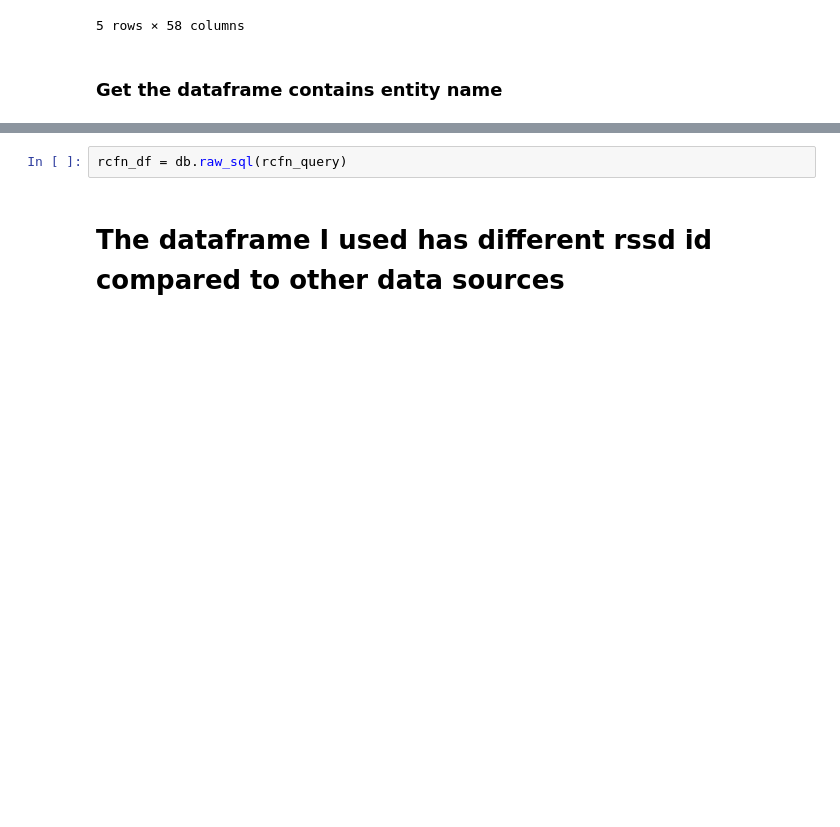
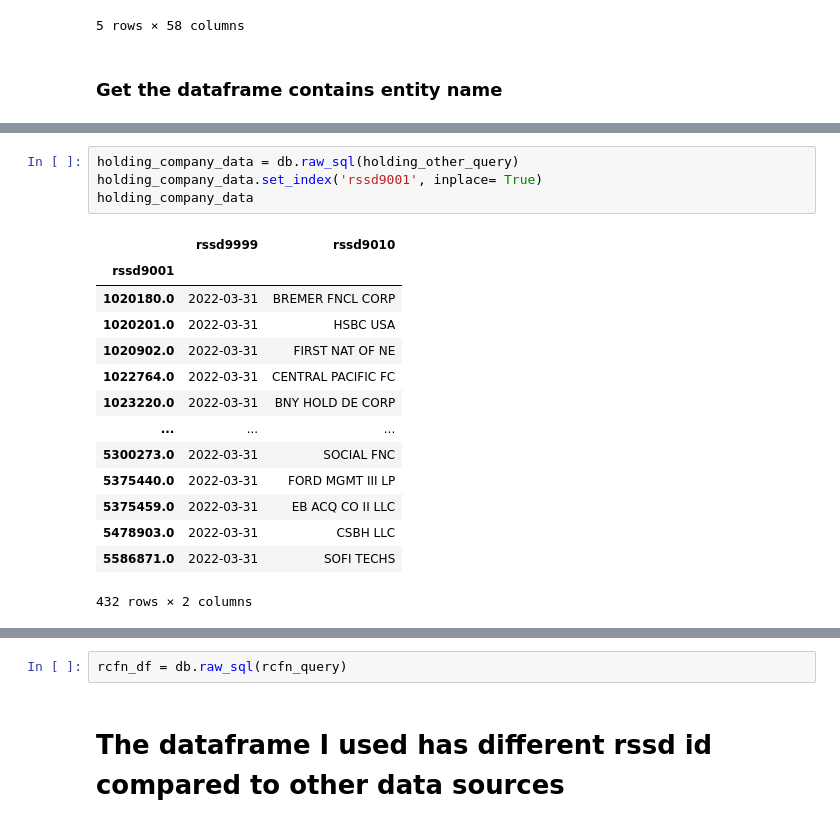
Before and after one commit to Nikkozhang/FINM32900-Final-Project, a Jupyter notebook: src/01_bank_asset_notebook.ipynb, the cells around one changed output, grey strips where cells are left out. Saved outputs shown, nothing was run; the diff lists cells and outputs as text; blank space fills up the shorter version.

```diff
--- a/src/01_bank_asset_notebook.ipynb
+++ b/src/01_bank_asset_notebook.ipynb
@@ -283,0 +306,19 @@ other_df
+# %%
+holding_company_data = db.raw_sql(holding_other_query)
+holding_company_data.set_index('rssd9001', inplace= True)
+holding_company_data
+# %% [output]
+|  | rssd9999 | rssd9010 |
+| rssd9001 |  |  |
+| 1020180.0 | 2022-03-31 | BREMER FNCL CORP |
+| 1020201.0 | 2022-03-31 | HSBC USA |
+| 1020902.0 | 2022-03-31 | FIRST NAT OF NE |
+| 1022764.0 | 2022-03-31 | CENTRAL PACIFIC FC |
+| 1023220.0 | 2022-03-31 | BNY HOLD DE CORP |
+| ... | ... | ... |
+| 5300273.0 | 2022-03-31 | SOCIAL FNC |
+| 5375440.0 | 2022-03-31 | FORD MGMT III LP |
+| 5375459.0 | 2022-03-31 | EB ACQ CO II LLC |
+| 5478903.0 | 2022-03-31 | CSBH LLC |
+| 5586871.0 | 2022-03-31 | SOFI TECHS |
+432 rows × 2 columns
```
Also changed, not shown: parts of 11 cells of this notebook, 2 other files.
